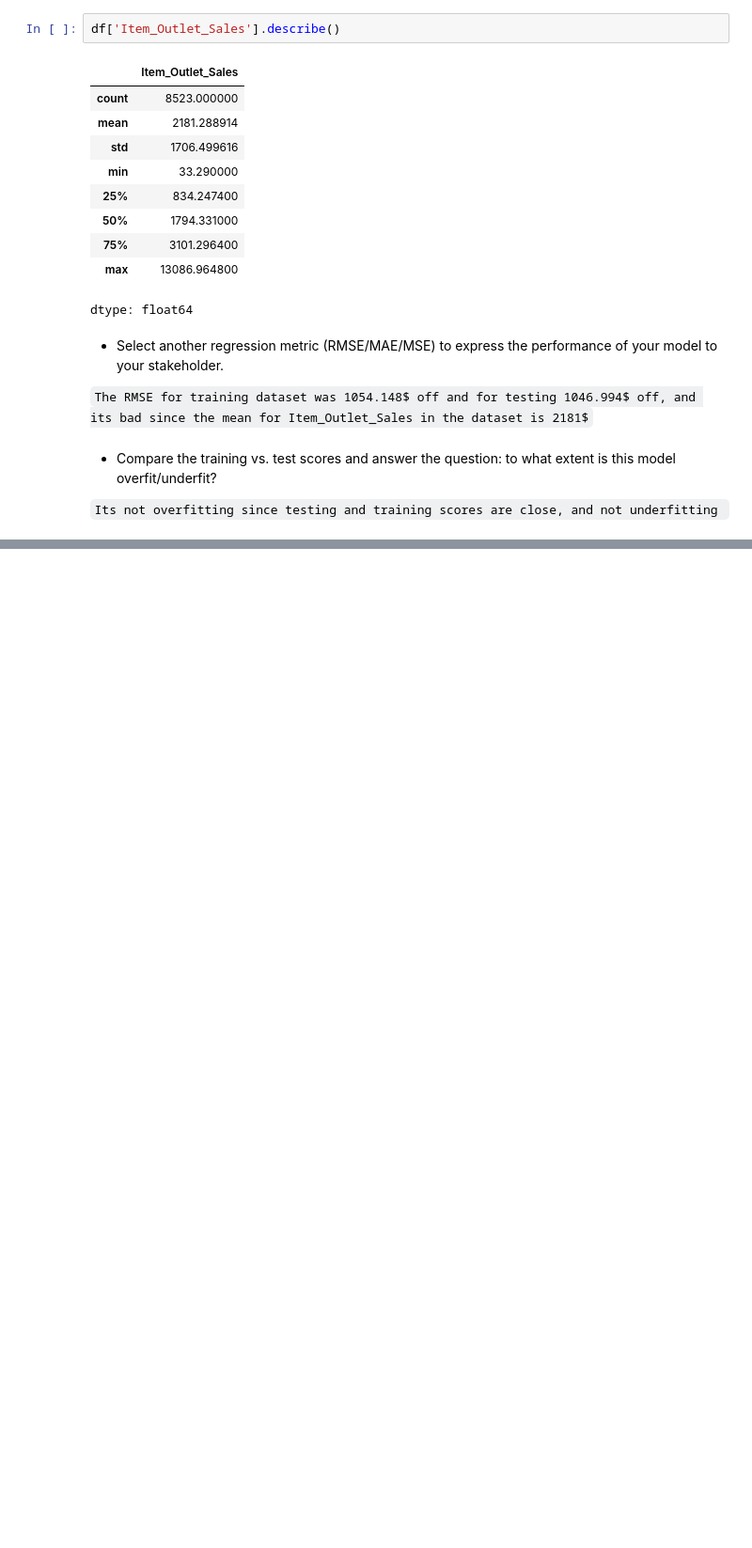
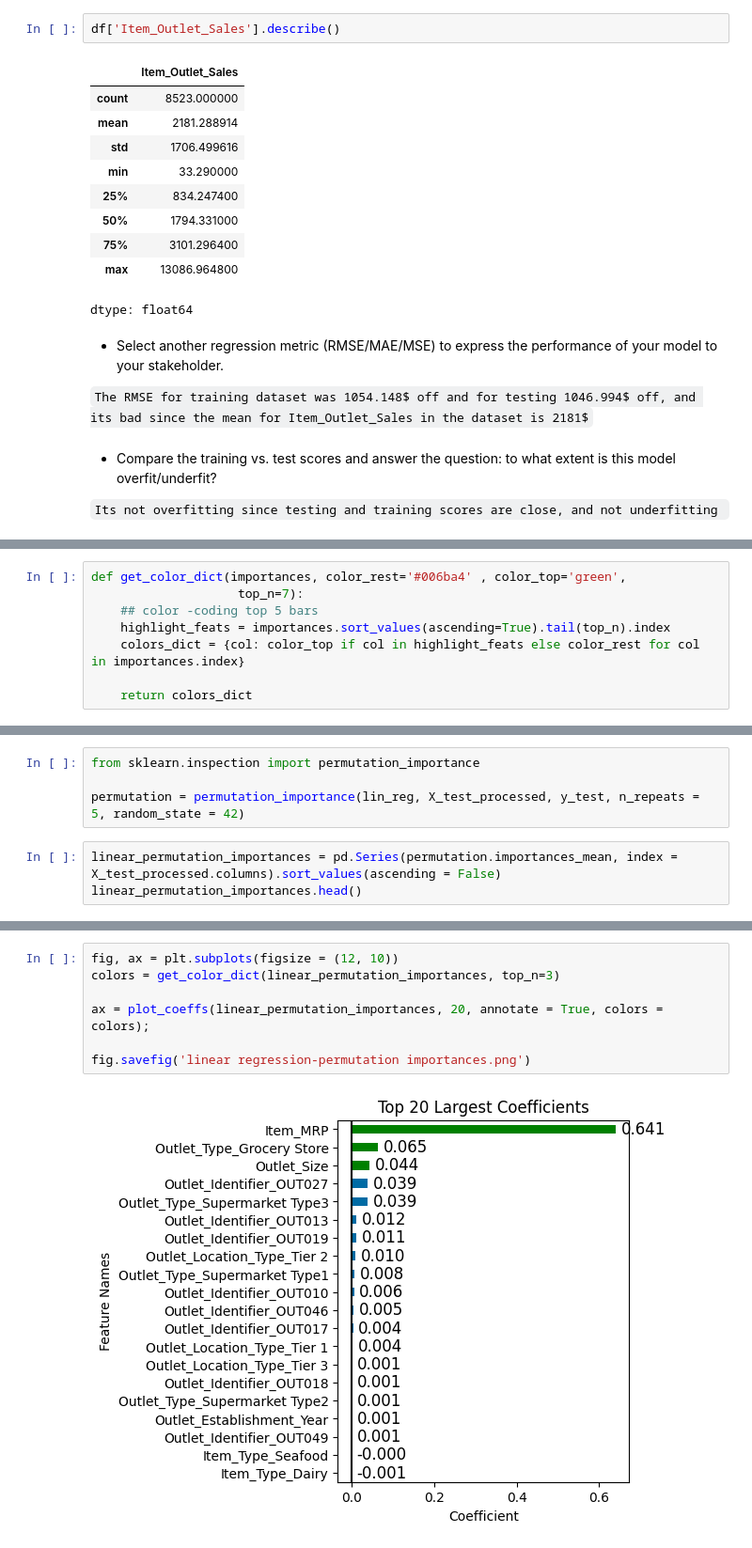
Before and after one commit to SamiOmran/Prediction-of-Product-Sales, a Jupyter notebook: Prediction_of_Product_Sales.ipynb, the cells around one changed output, grey strips where cells are left out. Shown at 94% size. Saved outputs shown, nothing was run; the diff lists cells and outputs as text; blank space fills up the shorter version.

Commit message:
Add feature importances

```diff
--- a/Prediction_of_Product_Sales.ipynb
+++ b/Prediction_of_Product_Sales.ipynb
@@ -1362,0 +1429,8 @@ dtype: float64
+# %%
+def get_color_dict(importances, color_rest='#006ba4' , color_top='green',
+                    top_n=7):
+    ## color -coding top 5 bars
+    highlight_feats = importances.sort_values(ascending=True).tail(top_n).index
+    colors_dict = {col: color_top if col in highlight_feats else color_rest for col in importances.index}
+
+    return colors_dict
@@ -1362,0 +1454,7 @@ dtype: float64
+# %%
+from sklearn.inspection import permutation_importance
+
+permutation = permutation_importance(lin_reg, X_test_processed, y_test, n_repeats = 5, random_state = 42)
+# %%
+linear_permutation_importances = pd.Series(permutation.importances_mean, index = X_test_processed.columns).sort_values(ascending = False)
+linear_permutation_importances.head()
@@ -1362,0 +1469,9 @@ dtype: float64
+# %%
+fig, ax = plt.subplots(figsize = (12, 10))
+colors = get_color_dict(linear_permutation_importances, top_n=3)
+
+ax = plot_coeffs(linear_permutation_importances, 20, annotate = True, colors = colors);
+
+fig.savefig('linear regression-permutation importances.png')
+# %% [output]
+[figure, added]
```
Also changed, not shown: parts of 59 cells of this notebook.
